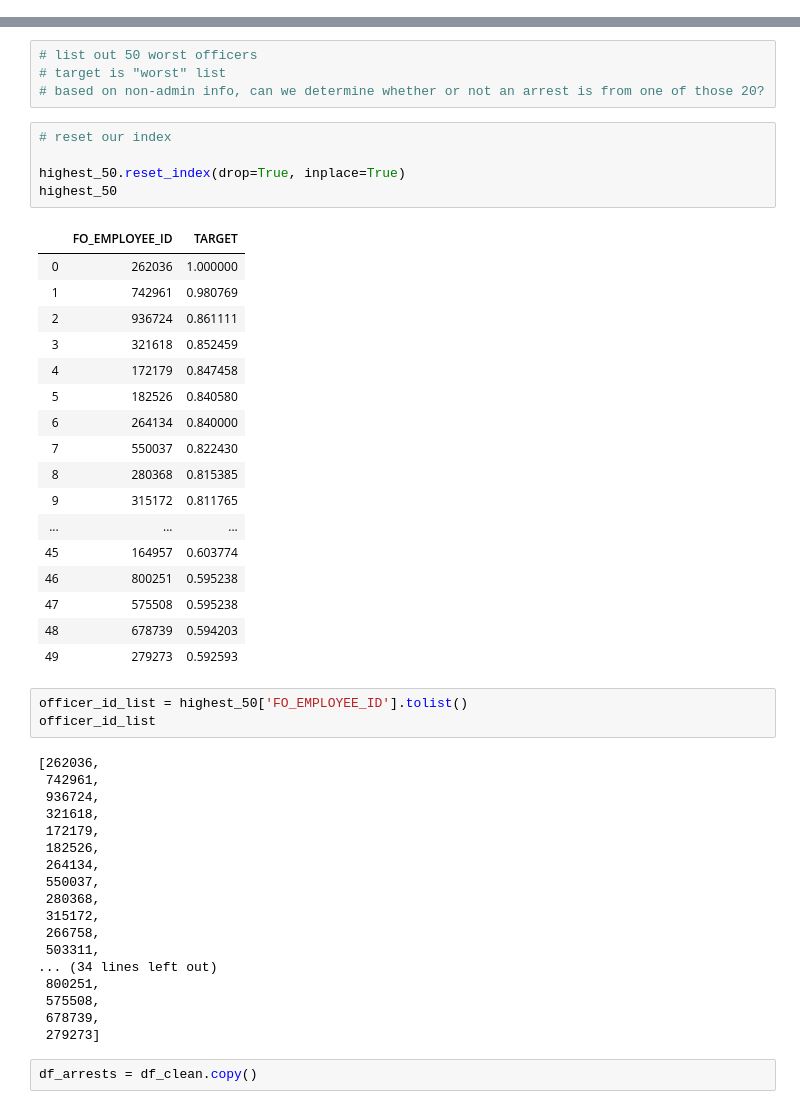
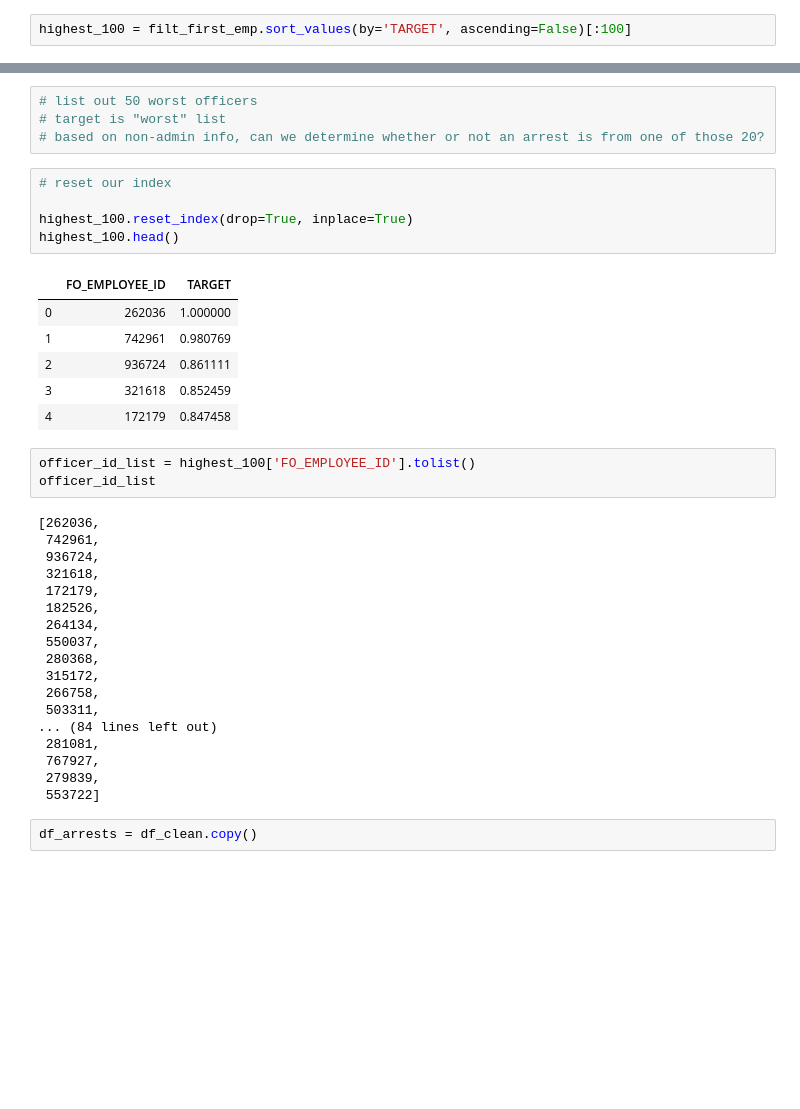
Before and after one commit to lambertmk/Capstone-Project, a Jupyter notebook: ML Model 2.ipynb, the cells around one changed output, grey strips where cells are left out. Drawn from its saved outputs; the diff is of its cells as text; blank space fills up the shorter version.

```diff
--- a/ML Model 2.ipynb
+++ b/ML Model 2.ipynb
@@ -222,3 +203,5 @@ highest_50
+# %%
+highest_100 = filt_first_emp.sort_values(by='TARGET', ascending=False)[:100]
 # %%
 # here are all of the officers with more than 20 arrests
 
@@ -405,28 +388,17 @@ sns.jointplot(x, y, kind="hex", color="#4CB391")
 # %%
 # reset our index
 
-highest_50.reset_index(drop=True, inplace=True)
-highest_50
+highest_100.reset_index(drop=True, inplace=True)
+highest_100.head()
 # %% [output]
 |  | FO_EMPLOYEE_ID | TARGET |
 | 0 | 262036 | 1.000000 |
 | 1 | 742961 | 0.980769 |
 | 2 | 936724 | 0.861111 |
 | 3 | 321618 | 0.852459 |
 | 4 | 172179 | 0.847458 |
-| 5 | 182526 | 0.840580 |
-| 6 | 264134 | 0.840000 |
-| 7 | 550037 | 0.822430 |
-| 8 | 280368 | 0.815385 |
-| 9 | 315172 | 0.811765 |
-| ... | ... | ... |
-| 45 | 164957 | 0.603774 |
-| 46 | 800251 | 0.595238 |
-| 47 | 575508 | 0.595238 |
-| 48 | 678739 | 0.594203 |
-| 49 | 279273 | 0.592593 |
 # %%
-officer_id_list = highest_50['FO_EMPLOYEE_ID'].tolist()
+officer_id_list = highest_100['FO_EMPLOYEE_ID'].tolist()
 officer_id_list
 # %% [output]
 [262036,
@@ -441,11 +413,11 @@ officer_id_list
  315172,
  266758,
  503311,
-... (34 lines left out)
- 800251,
- 575508,
- 678739,
- 279273]
+... (84 lines left out)
+ 281081,
+ 767927,
+ 279839,
+ 553722]
 # %%
 df_arrests = df_clean.copy()
 # %%
```
Also changed, not shown: parts of 60 cells of this notebook.
